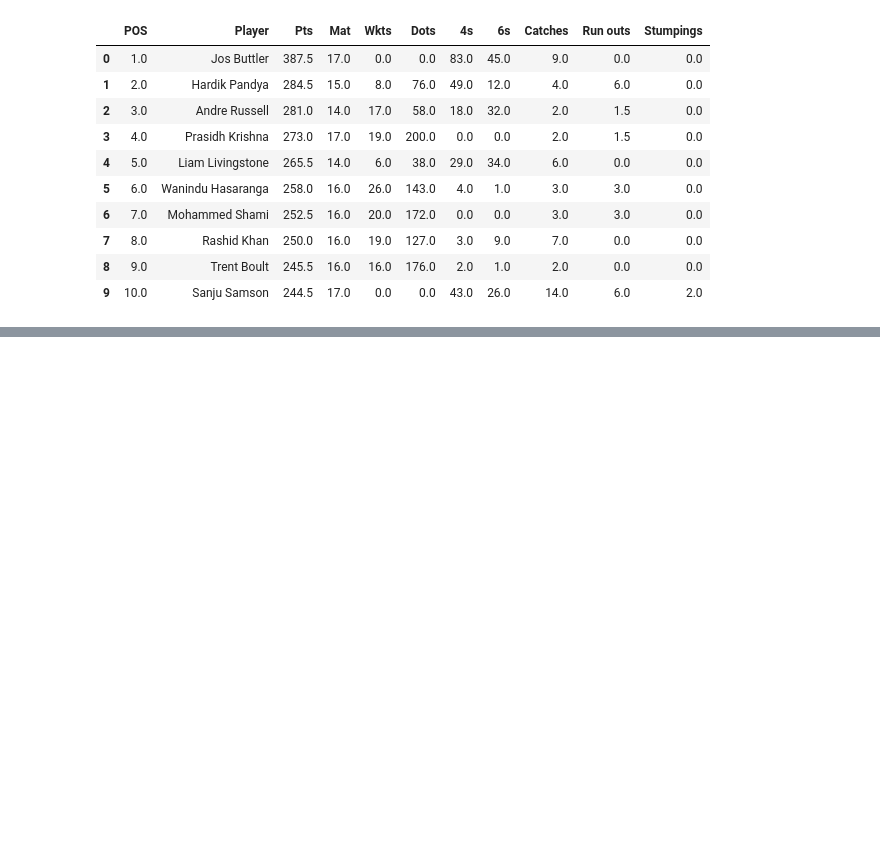
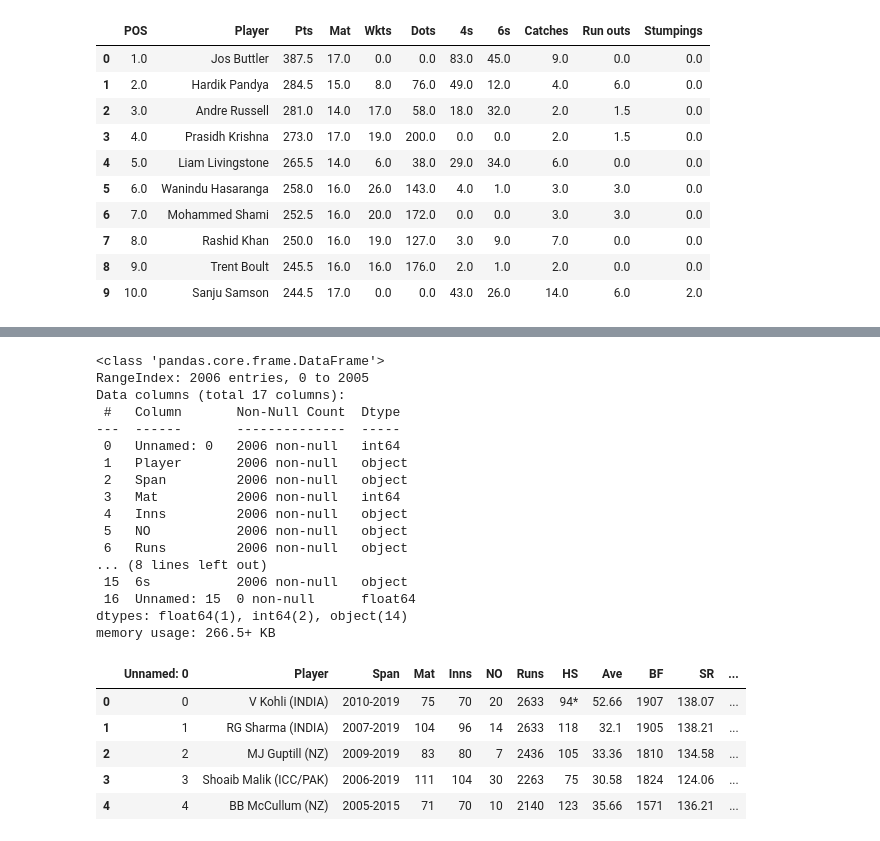
Before and after one commit to JonnyPearce/SpringboardCapstone2, a Jupyter notebook: Notebooks/Capstone2_CricketProject_Data_Wrangling_Jan 2023.ipynb, the cells around one changed output, grey strips where cells are left out. Cells and saved outputs as stored; diff of their text form; code cells hidden in the pictures; blank space fills up the shorter version.

Commit message:
cleaned data

```diff
--- a/Notebooks/Capstone2_CricketProject_Data_Wrangling_Jan 2023.ipynb
+++ b/Notebooks/Capstone2_CricketProject_Data_Wrangling_Jan 2023.ipynb
@@ -430,0 +839,31 @@ memory usage: 20.8+ KB
+# %%
+IntT20Bat = pd.read_csv(r'C:\Users\Pearc\OneDrive\Documents\Data Science\Springboard\SpringboardCapstone2\data\raw_data\International Mens Cricket Stats\Batting\t20.csv')
+IntT20Bowl = pd.read_csv(r'C:\Users\Pearc\OneDrive\Documents\Data Science\Springboard\SpringboardCapstone2\data\raw_data\International Mens Cricket Stats\Bowling\Bowling_t20.csv')
+IntT20Field = pd.read_csv(r'C:\Users\Pearc\OneDrive\Documents\Data Science\Springboard\SpringboardCapstone2\data\raw_data\International Mens Cricket Stats\Fielding\Fielding_t20.csv')
+# %%
+IntT20Bat.info()
+IntT20Bat.head()
+# %% [output]
+<class 'pandas.core.frame.DataFrame'>
+RangeIndex: 2006 entries, 0 to 2005
+Data columns (total 17 columns):
+ #   Column       Non-Null Count  Dtype
+---  ------       --------------  -----
+ 0   Unnamed: 0   2006 non-null   int64
+ 1   Player       2006 non-null   object
+ 2   Span         2006 non-null   object
+ 3   Mat          2006 non-null   int64
+ 4   Inns         2006 non-null   object
+ 5   NO           2006 non-null   object
+ 6   Runs         2006 non-null   object
+... (8 lines left out)
+ 15  6s           2006 non-null   object
+ 16  Unnamed: 15  0 non-null      float64
+dtypes: float64(1), int64(2), object(14)
+memory usage: 266.5+ KB
+|  | Unnamed: 0 | Player | Span | Mat | Inns | NO | Runs | HS | Ave | BF | SR | ... |
+| 0 | 0 | V Kohli (INDIA) | 2010-2019 | 75 | 70 | 20 | 2633 | 94* | 52.66 | 1907 | 138.07 | ... |
+| 1 | 1 | RG Sharma (INDIA) | 2007-2019 | 104 | 96 | 14 | 2633 | 118 | 32.1 | 1905 | 138.21 | ... |
+| 2 | 2 | MJ Guptill (NZ) | 2009-2019 | 83 | 80 | 7 | 2436 | 105 | 33.36 | 1810 | 134.58 | ... |
+| 3 | 3 | Shoaib Malik (ICC/PAK) | 2006-2019 | 111 | 104 | 30 | 2263 | 75 | 30.58 | 1824 | 124.06 | ... |
+| 4 | 4 | BB McCullum (NZ) | 2005-2015 | 71 | 70 | 10 | 2140 | 123 | 35.66 | 1571 | 136.21 | ... |
```
Also changed, not shown: parts of 37 cells of this notebook, 1 other file.
